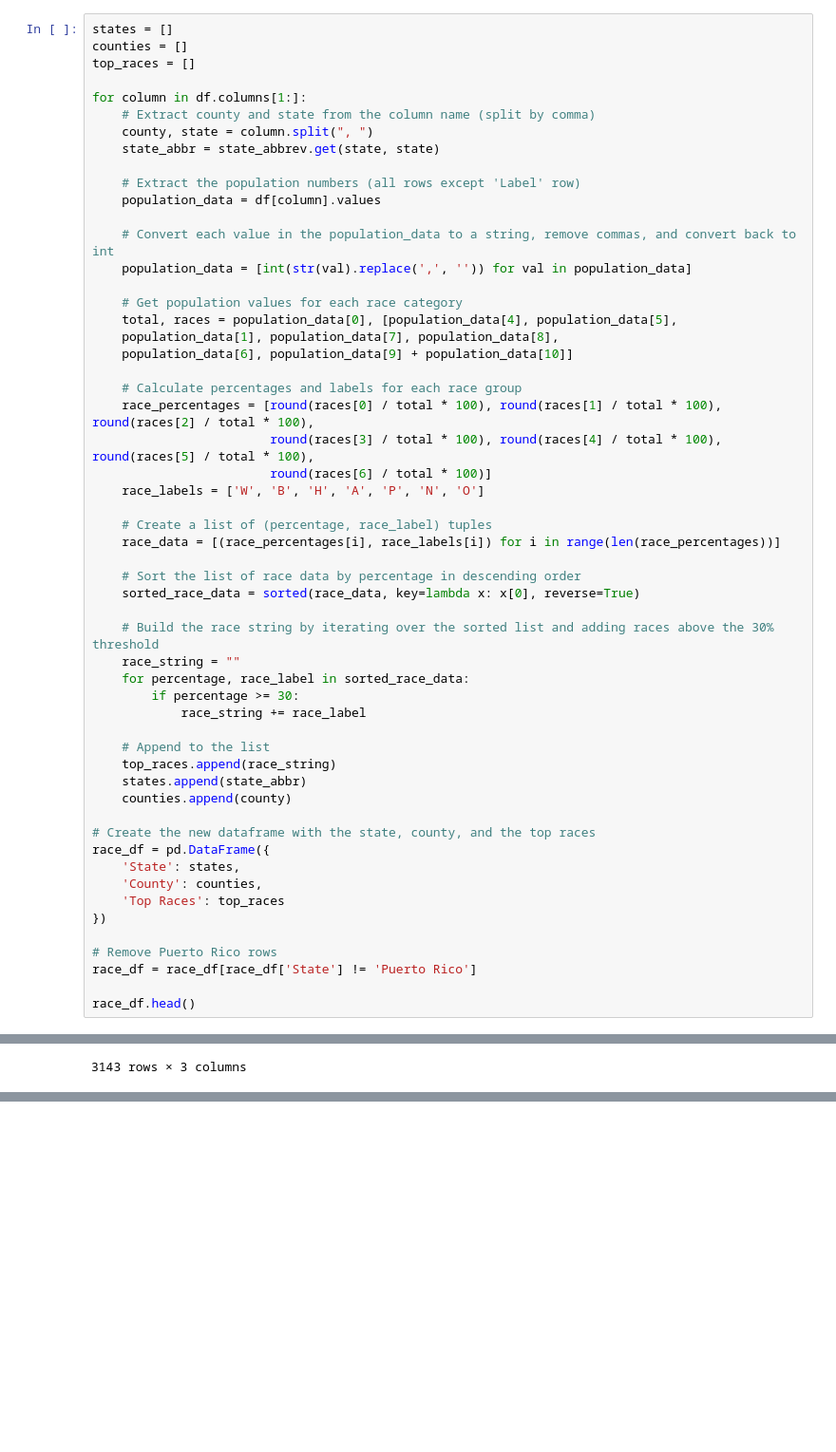
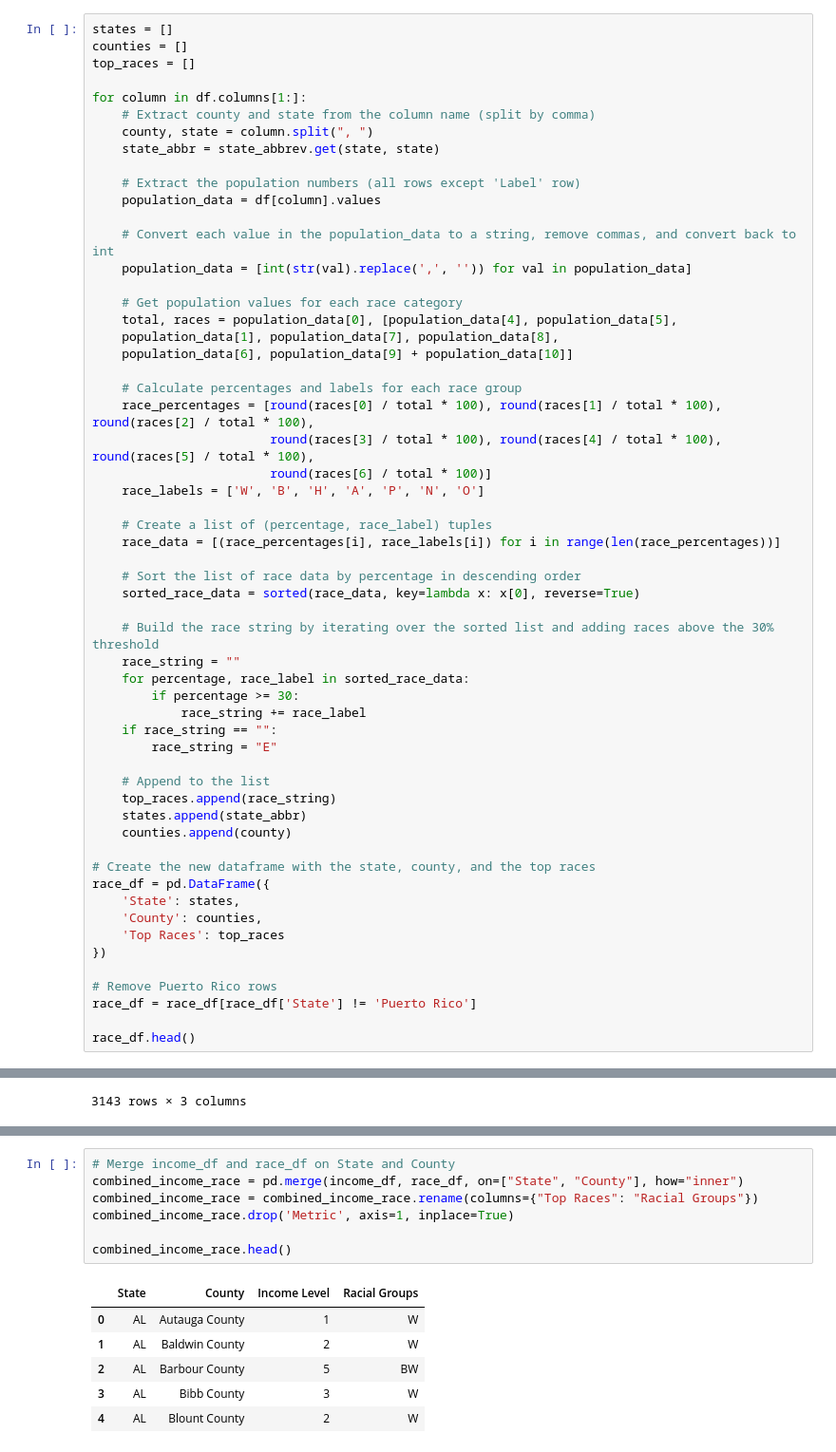
Before and after one commit to ojas-w/TSA-Data_Science-24-25, a Jupyter notebook: preprocess_data.ipynb, the cells around one changed output, grey strips where cells are left out. Shown at 95% size. Cells and saved outputs as stored; diff of their text form; blank space fills up the shorter version.

```diff
--- a/preprocess_data.ipynb
+++ b/preprocess_data.ipynb
@@ -193,6 +193,8 @@ for column in df.columns[1:]:
     for percentage, race_label in sorted_race_data:
         if percentage >= 30:
             race_string += race_label
+    if race_string == "":
+        race_string = "E"
 
     # Append to the list
     top_races.append(race_string)
@@ -235,0 +264,14 @@ race_df
+# %%
+# Merge income_df and race_df on State and County
+combined_income_race = pd.merge(income_df, race_df, on=["State", "County"], how="inner")
+combined_income_race = combined_income_race.rename(columns={"Top Races": "Racial Groups"})
+combined_income_race.drop('Metric', axis=1, inplace=True)
+
+combined_income_race.head()
+# %% [output]
+|  | State | County | Income Level | Racial Groups |
+| 0 | AL | Autauga County | 1 | W |
+| 1 | AL | Baldwin County | 2 | W |
+| 2 | AL | Barbour County | 5 | BW |
+| 3 | AL | Bibb County | 3 | W |
+| 4 | AL | Blount County | 2 | W |
```
Also changed, not shown: parts of 5 cells of this notebook, 1 other file.
